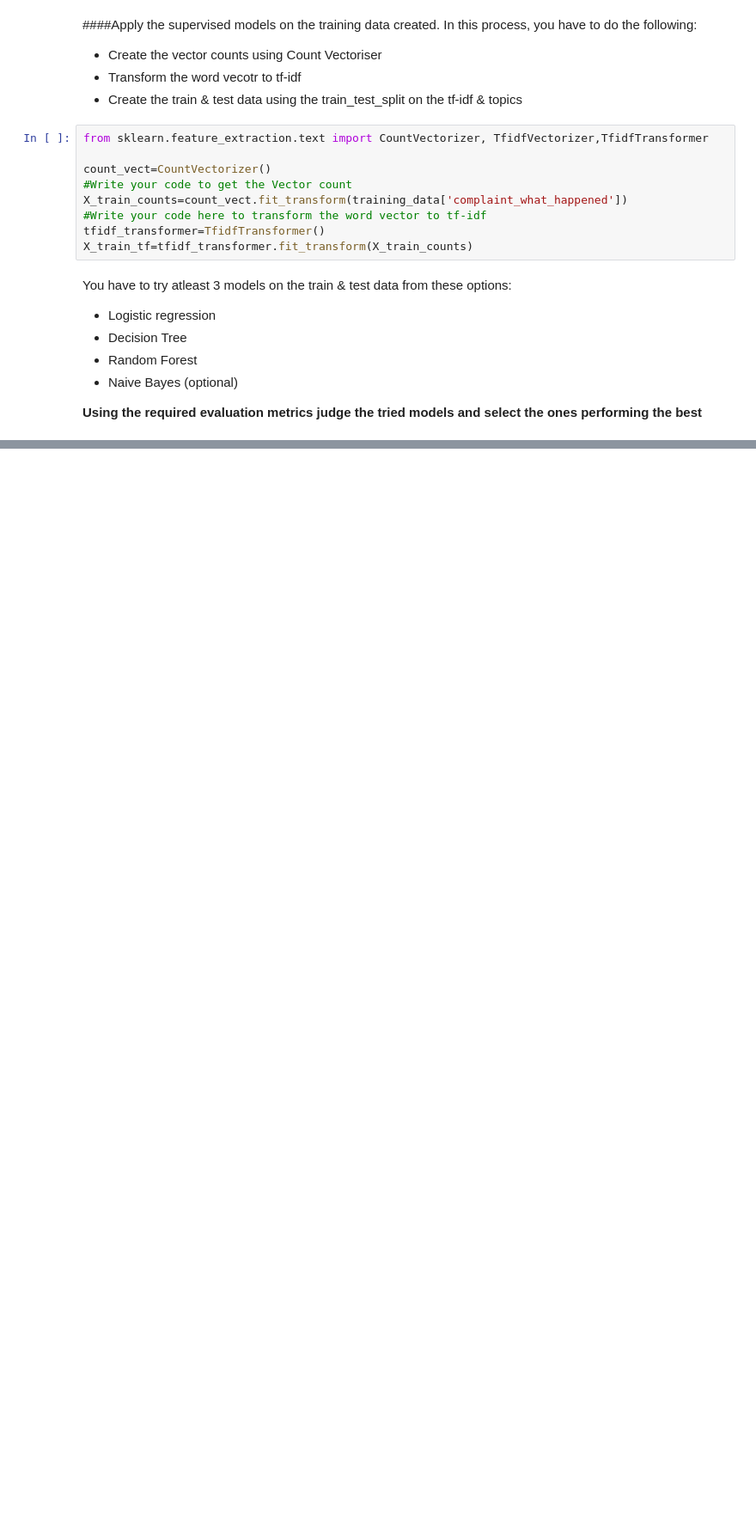
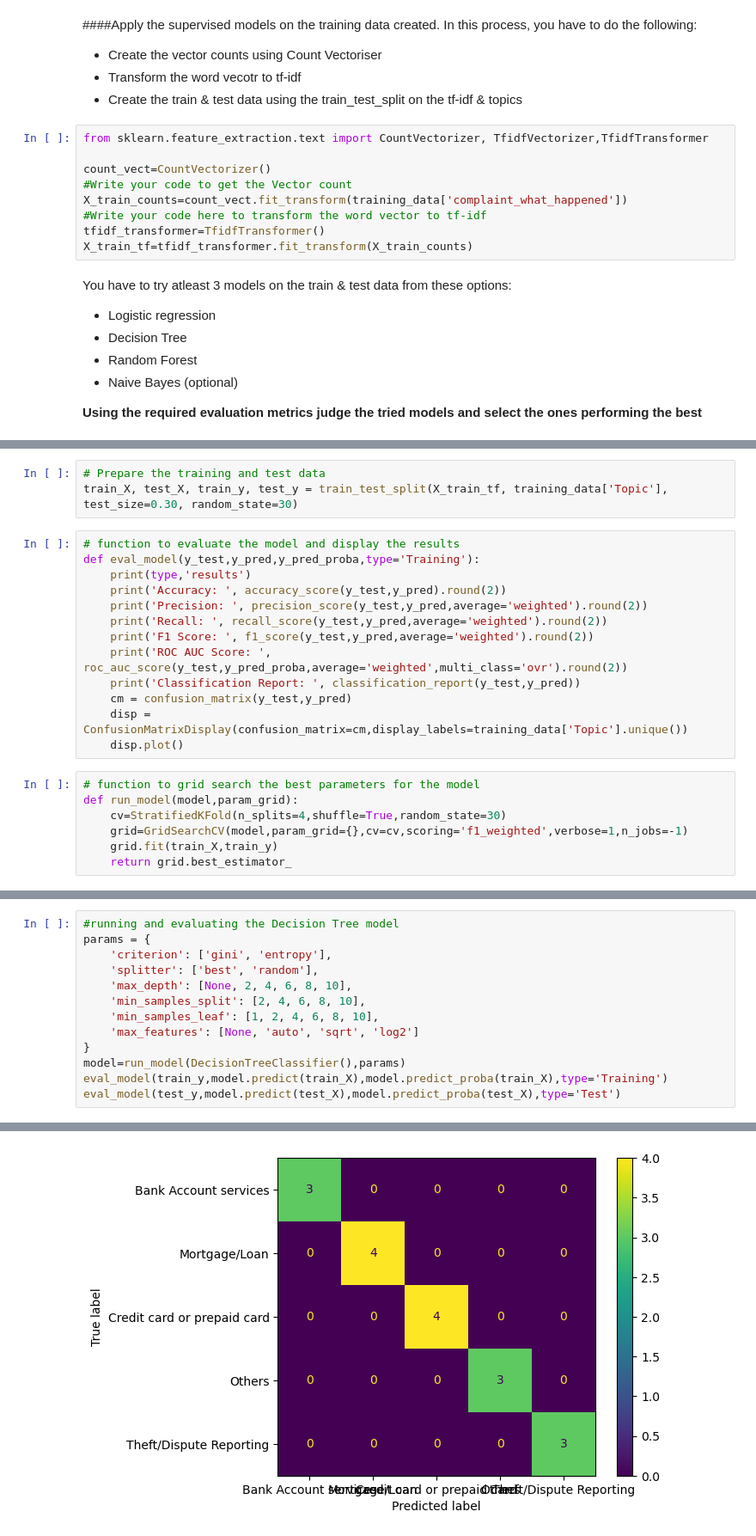
Before and after one commit to mayur200/automatic-ticket-classification-nlp, a Jupyter notebook: Automatic_Ticket_Classification_Assignment.ipynb, the cells around one changed output, grey strips where cells are left out. Shown at 86% size. Saved outputs shown, nothing was run; the diff lists cells and outputs as text; blank space fills up the shorter version.

Commit message:
add first model changes in branch 1

```diff
--- a/Automatic_Ticket_Classification_Assignment.ipynb
+++ b/Automatic_Ticket_Classification_Assignment.ipynb
@@ -804,0 +801,23 @@ You have to try atleast 3 models on the train & test data from these options:
+# %%
+# Prepare the training and test data
+train_X, test_X, train_y, test_y = train_test_split(X_train_tf, training_data['Topic'], test_size=0.30, random_state=30)
+# %%
+# function to evaluate the model and display the results
+def eval_model(y_test,y_pred,y_pred_proba,type='Training'):
+    print(type,'results')
+    print('Accuracy: ', accuracy_score(y_test,y_pred).round(2))
+    print('Precision: ', precision_score(y_test,y_pred,average='weighted').round(2))
+    print('Recall: ', recall_score(y_test,y_pred,average='weighted').round(2))
+    print('F1 Score: ', f1_score(y_test,y_pred,average='weighted').round(2))
+    print('ROC AUC Score: ', roc_auc_score(y_test,y_pred_proba,average='weighted',multi_class='ovr').round(2))
+    print('Classification Report: ', classification_report(y_test,y_pred))
+    cm = confusion_matrix(y_test,y_pred)
+    disp = ConfusionMatrixDisplay(confusion_matrix=cm,display_labels=training_data['Topic'].unique())
+    disp.plot()
+# %%
+# function to grid search the best parameters for the model
+def run_model(model,param_grid):
+    cv=StratifiedKFold(n_splits=4,shuffle=True,random_state=30)
+    grid=GridSearchCV(model,param_grid={},cv=cv,scoring='f1_weighted',verbose=1,n_jobs=-1)
+    grid.fit(train_X,train_y)
+    return grid.best_estimator_
@@ -804,0 +826,14 @@ You have to try atleast 3 models on the train & test data from these options:
+# %%
+#running and evaluating the Decision Tree model
+params = {
+    'criterion': ['gini', 'entropy'],
+    'splitter': ['best', 'random'],
+    'max_depth': [None, 2, 4, 6, 8, 10],
+    'min_samples_split': [2, 4, 6, 8, 10],
+    'min_samples_leaf': [1, 2, 4, 6, 8, 10],
+    'max_features': [None, 'auto', 'sqrt', 'log2']
+}
+model=run_model(DecisionTreeClassifier(),params)
+eval_model(train_y,model.predict(train_X),model.predict_proba(train_X),type='Training')
+eval_model(test_y,model.predict(test_X),model.predict_proba(test_X),type='Test')
+# %% [output]
@@ -804,0 +886 @@ You have to try atleast 3 models on the train & test data from these options:
+[figure, added]
```
Also changed, not shown: parts of 17 cells of this notebook.
